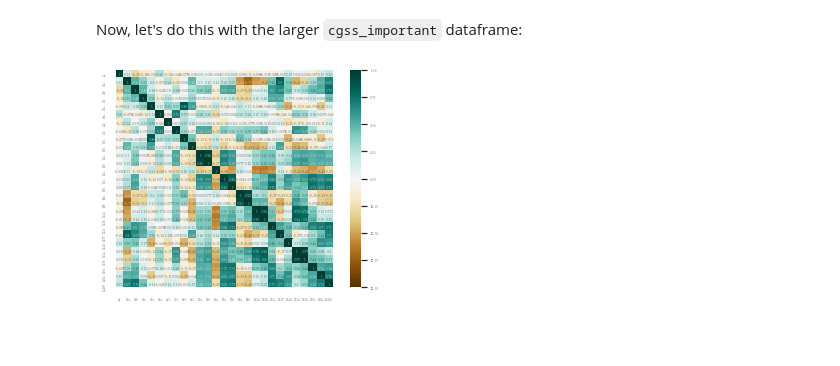
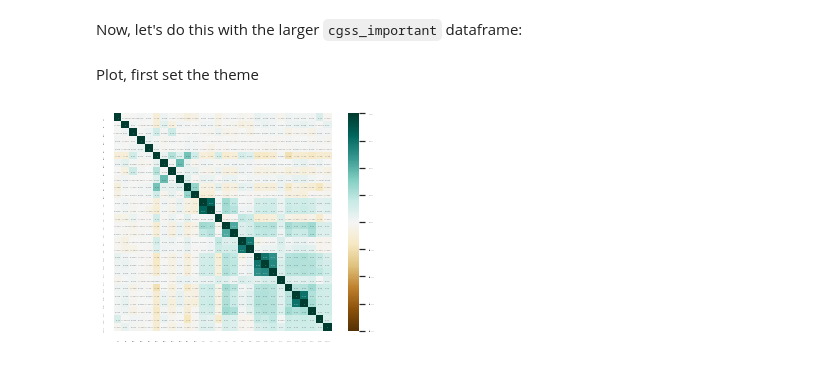
Before and after one commit to wrynearson/china-water, a Jupyter notebook: src/Thesis.ipynb, the cells around one changed output. Cells and saved outputs as stored; diff of their text form; code cells hidden in the pictures; blank space fills up the shorter version.

```diff
--- a/src/Thesis.ipynb
+++ b/src/Thesis.ipynb
@@ -607,2 +530,2 @@ cgss_imp_mean = cgss_important.groupby(by='s41').agg('mean')
 # %%
-corr = cgss_imp_mean.corr(method="pearson")
+corr = cgss_important.corr(method="pearson")
@@ -609,13 +534,22 @@ corr = cgss_imp_mean.corr(method="pearson")
+# %% [markdown]
+Plot, first set the theme
+# %%
+sns.set_theme(
+    style="white",
+    font='AR PL UMing CN',
+    font_scale=.2,
+    )
 # %%
-ht = sns.heatmap(
+corr_hm = sns.heatmap(
     corr,
     vmin=-1,
     vmax=1,
     annot=True,
     cmap='BrBG',
     square=True,
     cbar=True,
+    center=0
     )
 # %% [output]
-[figure, old version]
+[figure, new version]
 # %%
```
Also changed, not shown: parts of 14 cells of this notebook, 3 other files.
